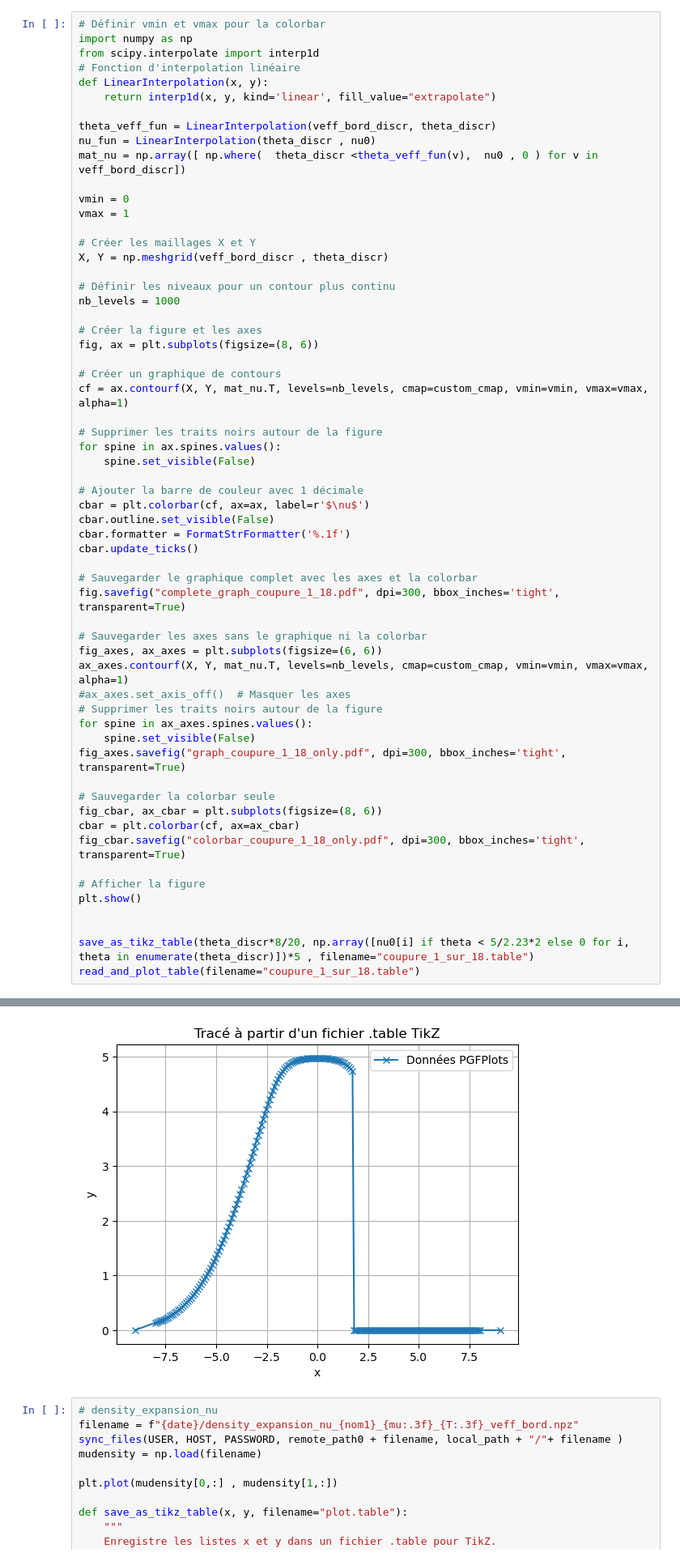
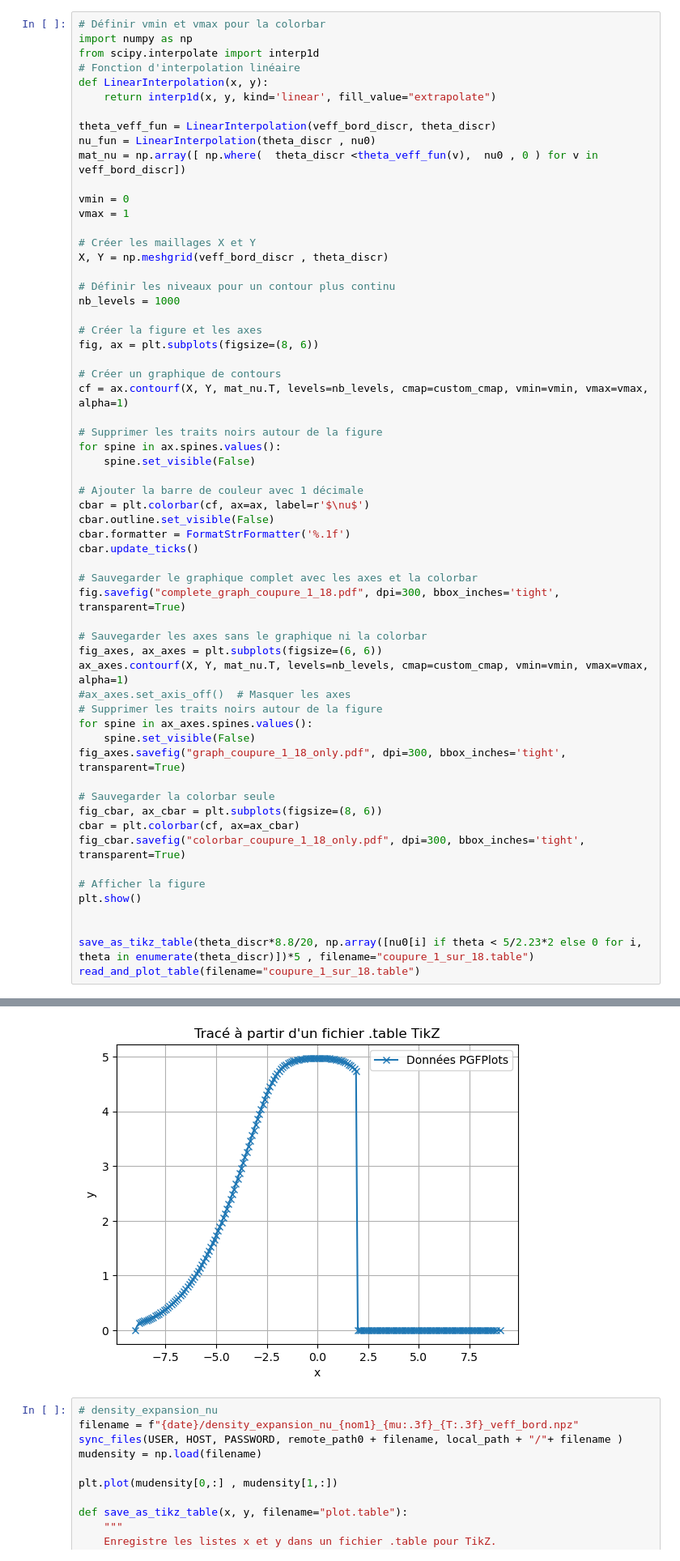
Before and after one commit to THEMEZE/quantum-mechanics-thesis, a Jupyter notebook: Domain_Wall_Dynamics_for_a_1D_Bose_ga/Figures/data/Untitled.ipynb, the cells around one changed output, grey strips where cells are left out. Shown at 81% size. Cells and saved outputs as stored; diff of their text form.

```diff
--- a/Domain_Wall_Dynamics_for_a_1D_Bose_ga/Figures/data/Untitled.ipynb
+++ b/Domain_Wall_Dynamics_for_a_1D_Bose_ga/Figures/data/Untitled.ipynb
@@ -432,7 +432,7 @@ fig_cbar.savefig("colorbar_coupure_1_18_only.pdf", dpi=300, bbox_inches='tight',
 plt.show()
 
 
-save_as_tikz_table(theta_discr*8/20, np.array([nu0[i] if theta < 5/2.23*2 else 0 for i, theta in enumerate(theta_discr)])*5 , filename="coupure_1_sur_18.table")
+save_as_tikz_table(theta_discr*8.8/20, np.array([nu0[i] if theta < 5/2.23*2 else 0 for i, theta in enumerate(theta_discr)])*5 , filename="coupure_1_sur_18.table")
 read_and_plot_table(filename="coupure_1_sur_18.table")
 # %% [output]
 [figure]
@@ -457,5 +457,5 @@ read_and_plot_table(filename="coupure_1_sur_18.table")
 9.00000 0.00000 i
-[figure, old version]
+[figure, new version]
 # %%
 # density_expansion_nu
 filename = f"{date}/density_expansion_nu_{nom1}_{mu:.3f}_{T:.3f}_veff_bord.npz"
```
Also changed, not shown: parts of 1 cell of this notebook, 2 other files.
